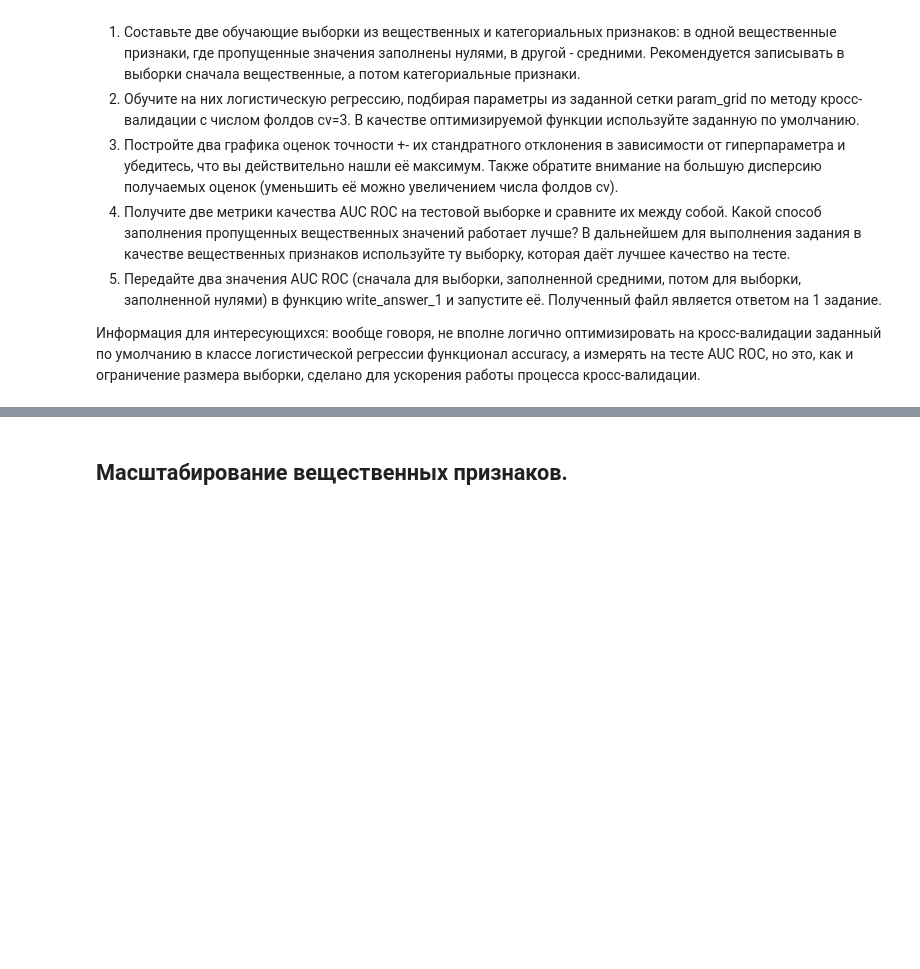
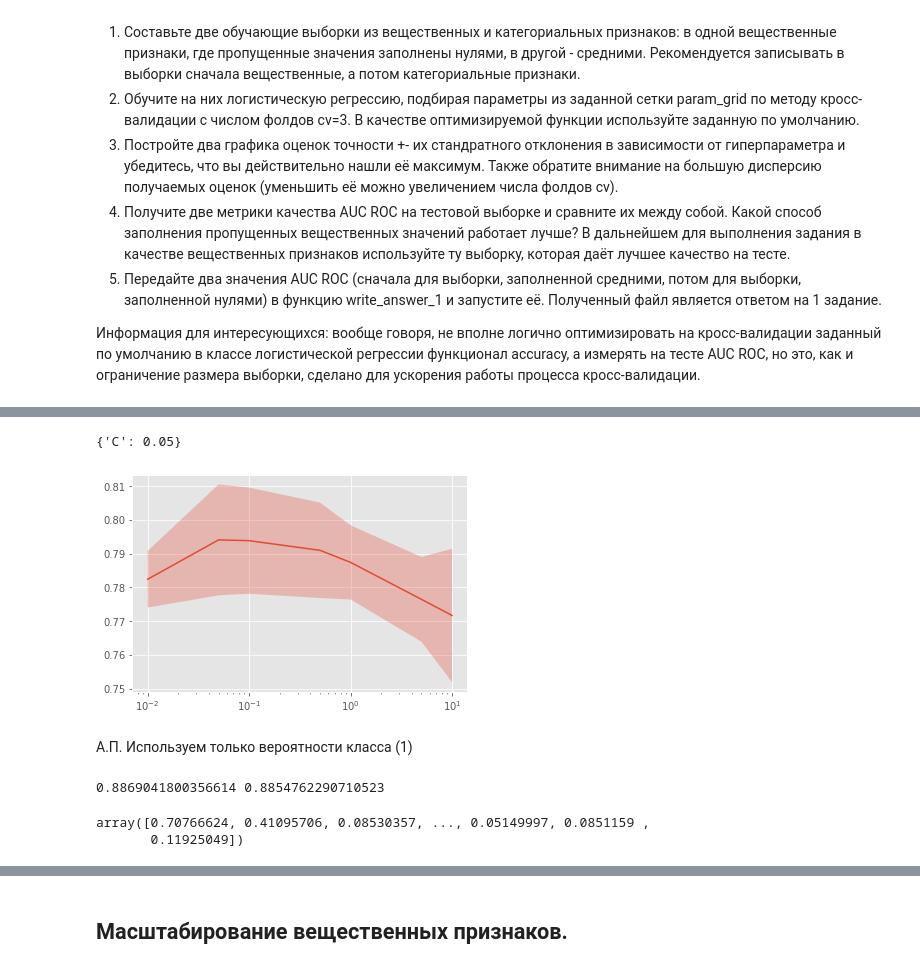
Before and after one commit to pavelevandrei/SupervisedLearning, a Jupyter notebook: week3/Preprocessing_LR_Grants.ipynb, the cells around one changed output, grey strips where cells are left out. Saved outputs shown, nothing was run; the diff lists cells and outputs as text; code cells hidden in the pictures; blank space fills up the shorter version.

```diff
--- a/week3/Preprocessing_LR_Grants.ipynb
+++ b/week3/Preprocessing_LR_Grants.ipynb
@@ -267,0 +483,3 @@ cv = 3
+# %%
+#X_stacked_nulls = pd.DataFrame (np.hstack((X_train_real_zeros, X_train_cat_oh)))
+X_stacked_mean =  (np.hstack((X_train_real_mean, X_train_cat_oh)))
@@ -267,0 +498,5 @@ cv = 3
+# %%
+estimator = LogisticRegression()
+optimizer_m = GridSearchCV(estimator, param_grid, cv=cv)
+# %%
+optimizer_m.fit(X_stacked_mean, y_train)
@@ -267,0 +517,21 @@ cv = 3
+# %%
+optimizer_m.best_params_
+# %% [output]
+{'C': 0.05}
+# %%
+plot_scores(optimizer=optimizer_m)
+# %% [output]
+[figure, added]
+# %% [markdown]
+А.П. Используем только вероятности класса (1)
+# %%
+auc_1 = roc_auc_score(y_test, optimizer_n.predict_proba( np.hstack((X_test_real_zeros, X_test_cat_oh)) )[:,1] )
+auc_2 = roc_auc_score(y_test, optimizer_m.predict_proba( np.hstack((X_test_real_mean, X_test_cat_oh)) )[:,1] )
+print(auc_1, auc_2)
+# %% [output]
+0.8869041800356614 0.8854762290710523
+# %%
+optimizer_n.predict_proba( np.hstack((X_test_real_zeros, X_test_cat_oh)) )[:,1]
+# %% [output]
+array([0.70766624, 0.41095706, 0.08530357, ..., 0.05149997, 0.0851159 ,
+       0.11925049])
```
Also changed, not shown: parts of 42 cells of this notebook, 2 other files.
